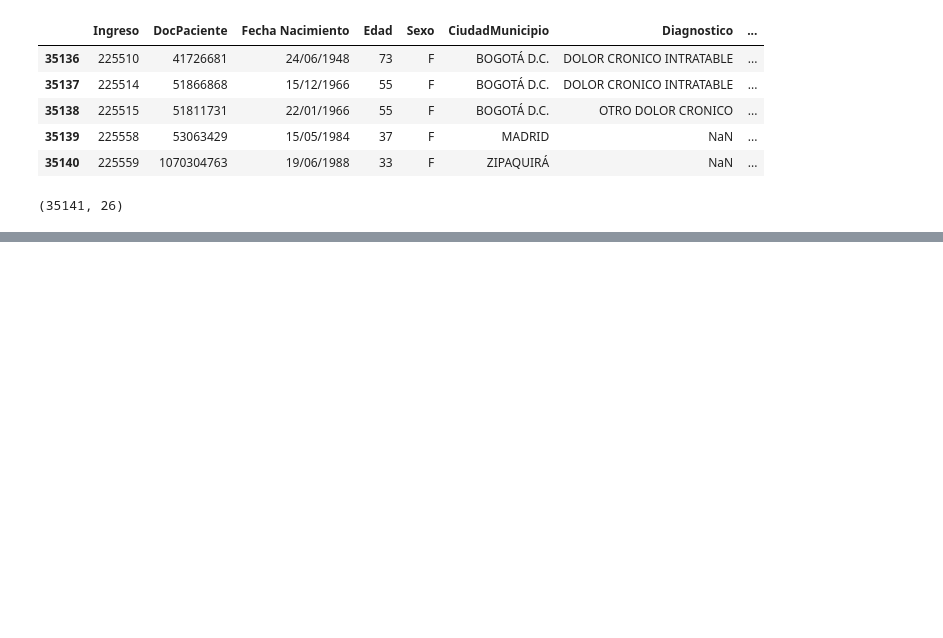
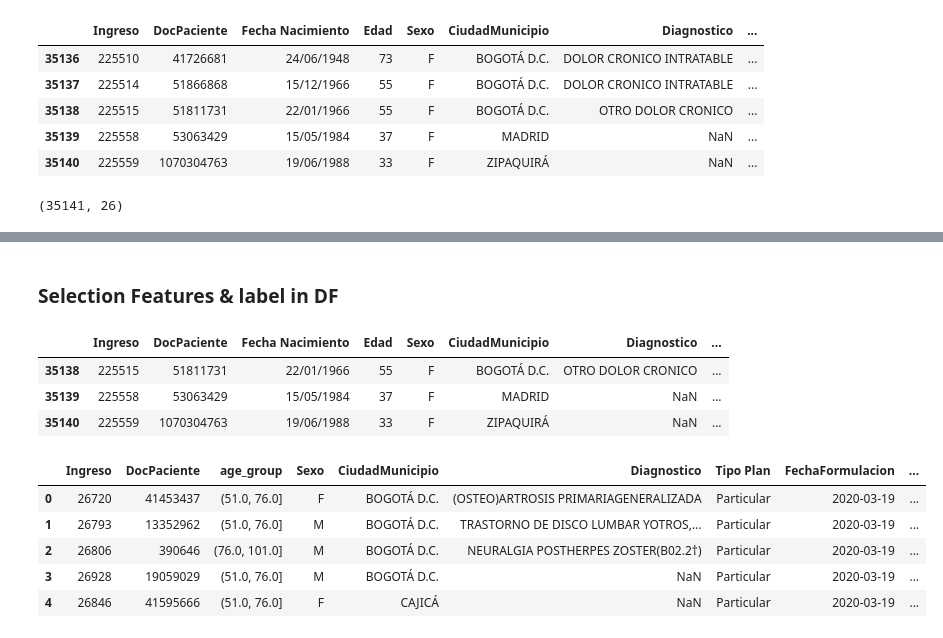
Before and after one commit to princeKike27/Khiron-Next-Buyers-FM, a Jupyter notebook: Khiron_Next_Buyers_FM.ipynb, the cells around one changed output, grey strips where cells are left out. Cells and saved outputs as stored; diff of their text form; code cells hidden in the pictures; blank space fills up the shorter version.

```diff
--- a/Khiron_Next_Buyers_FM.ipynb
+++ b/Khiron_Next_Buyers_FM.ipynb
@@ -665,0 +664,29 @@ df_merged.shape
+# %% [markdown]
+### Selection Features & label in DF
+# %%
+# create column not_buyer >> if the column 'cedula' isna() >> True
+df_merged['not_buyer'] = df_merged.cedula.isna()
+
+# create column 'FM_buyer >> 1 if its not_buyer == False
+df_merged['FM_buyer'] = [1 if df_merged.iloc[index].not_buyer == False else 0 for index in df_merged.index]
+# %%
+df_merged.tail(3)
+# %% [output]
+|  | Ingreso | DocPaciente | Fecha Nacimiento | Edad | Sexo | CiudadMunicipio | Diagnostico | ... |
+| 35138 | 225515 | 51811731 | 22/01/1966 | 55 | F | BOGOTÁ D.C. | OTRO DOLOR CRONICO | ... |
+| 35139 | 225558 | 53063429 | 15/05/1984 | 37 | F | MADRID | NaN | ... |
+| 35140 | 225559 | 1070304763 | 19/06/1988 | 33 | F | ZIPAQUIRÁ | NaN | ... |
+# %%
+# selection of relevant features & label on new df
+df_proced_sales = df_merged[['Ingreso', 'DocPaciente', 'age_group', 'Sexo', 'CiudadMunicipio', 'Diagnostico',\
+                             'Tipo Plan', 'FechaFormulacion', 'CodProducto', 'Cantidad', 'Plan/Servicio', 'Sede',\
+                             'Month', 'Year', 'month_sold', 'year_sold', 'FM_buyer']]
+
+df_proced_sales.head()
+# %% [output]
+|  | Ingreso | DocPaciente | age_group | Sexo | CiudadMunicipio | Diagnostico | Tipo Plan | FechaFormulacion | ... |
+| 0 | 26720 | 41453437 | (51.0, 76.0] | F | BOGOTÁ D.C. | (OSTEO)ARTROSIS PRIMARIAGENERALIZADA | Particular | 2020-03-19 | ... |
+| 1 | 26793 | 13352962 | (51.0, 76.0] | M | BOGOTÁ D.C. | TRASTORNO DE DISCO LUMBAR YOTROS,... | Particular | 2020-03-19 | ... |
+| 2 | 26806 | 390646 | (76.0, 101.0] | M | BOGOTÁ D.C. | NEURALGIA POSTHERPES ZOSTER(B02.2†) | Particular | 2020-03-19 | ... |
+| 3 | 26928 | 19059029 | (51.0, 76.0] | M | BOGOTÁ D.C. | NaN | Particular | 2020-03-19 | ... |
+| 4 | 26846 | 41595666 | (51.0, 76.0] | F | CAJICÁ | NaN | Particular | 2020-03-19 | ... |
```
Also changed, not shown: parts of 27 cells of this notebook.
